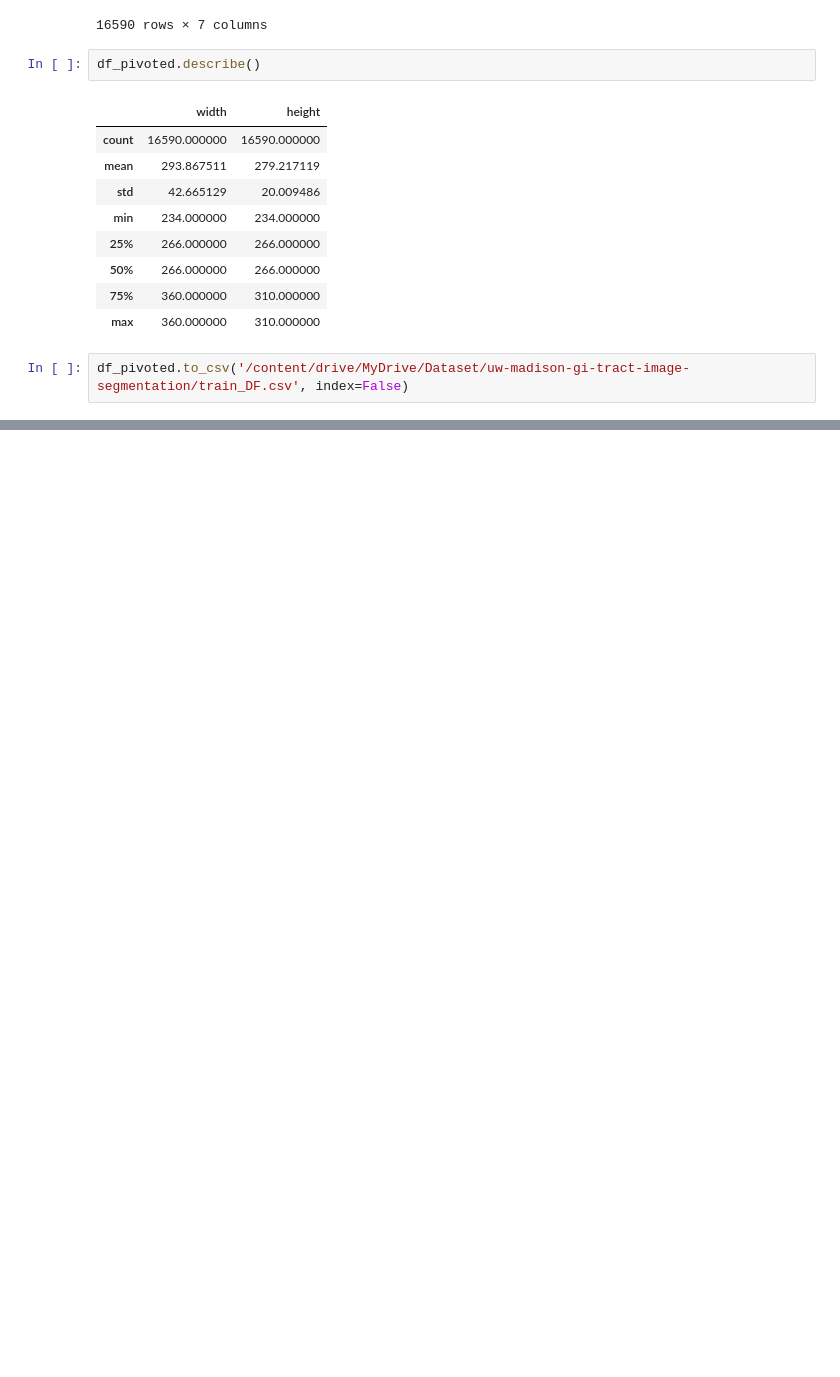
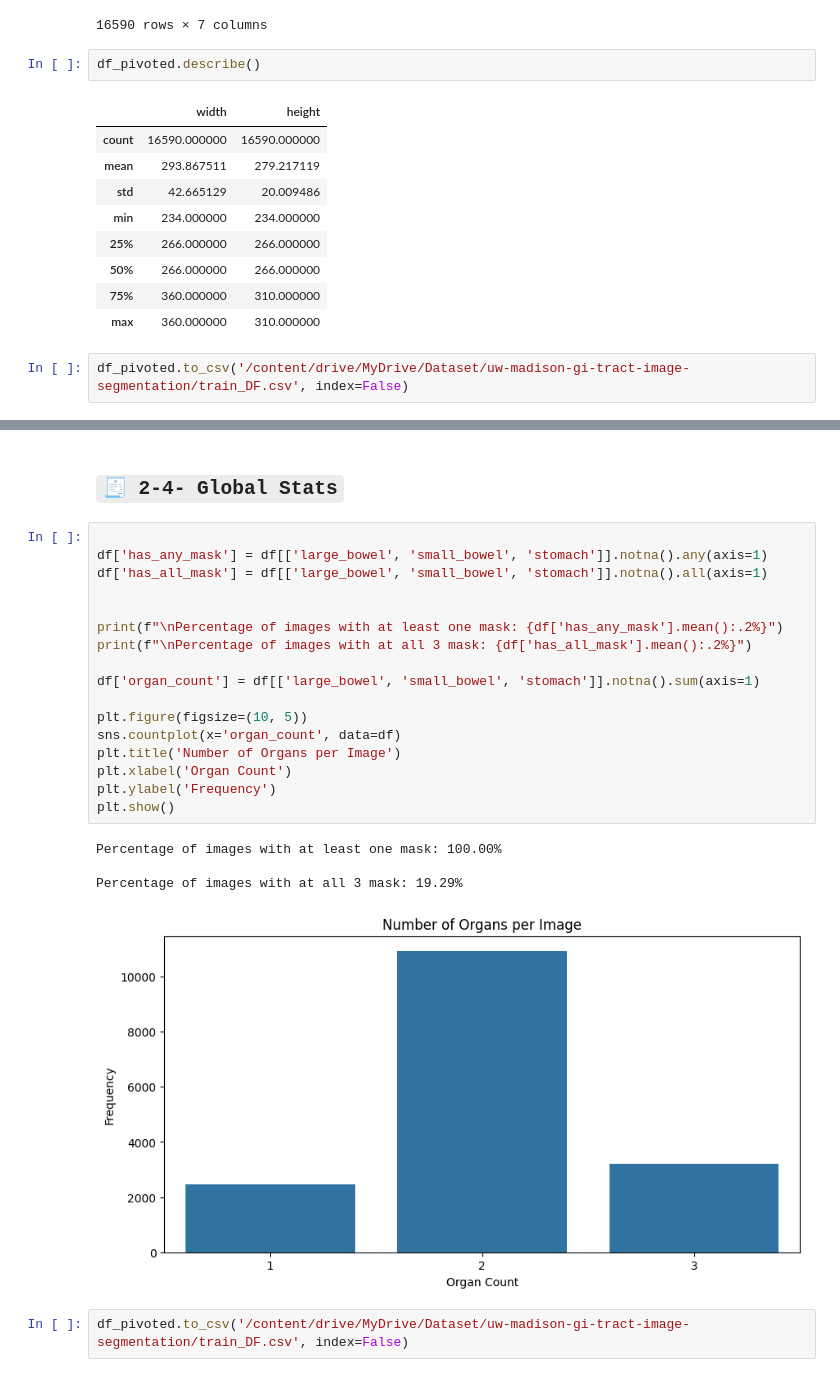
Before and after one commit to Hosein-Eskandari/Medical-Image-Segmentation, a Jupyter notebook: Medical-Image-Segmentation-UNet.ipynb, the cells around one changed output, grey strips where cells are left out. Saved outputs shown, nothing was run; the diff lists cells and outputs as text; blank space fills up the shorter version.

```diff
--- a/Medical-Image-Segmentation-UNet.ipynb
+++ b/Medical-Image-Segmentation-UNet.ipynb
@@ -278,0 +395,26 @@ df_pivoted.to_csv('/content/drive/MyDrive/Dataset/uw-madison-gi-tract-image-segm
+# %% [markdown]
+## **`🧾 2-4- Global Stats`**
+# %%
+
+df['has_any_mask'] = df[['large_bowel', 'small_bowel', 'stomach']].notna().any(axis=1)
+df['has_all_mask'] = df[['large_bowel', 'small_bowel', 'stomach']].notna().all(axis=1)
+
+
+print(f"\nPercentage of images with at least one mask: {df['has_any_mask'].mean():.2%}")
+print(f"\nPercentage of images with at all 3 mask: {df['has_all_mask'].mean():.2%}")
+
+df['organ_count'] = df[['large_bowel', 'small_bowel', 'stomach']].notna().sum(axis=1)
+
+plt.figure(figsize=(10, 5))
+sns.countplot(x='organ_count', data=df)
+plt.title('Number of Organs per Image')
+plt.xlabel('Organ Count')
+plt.ylabel('Frequency')
+plt.show()
+# %% [output]
+Percentage of images with at least one mask: 100.00%
+
+Percentage of images with at all 3 mask: 19.29%
+[figure, added]
+# %%
+df_pivoted.to_csv('/content/drive/MyDrive/Dataset/uw-madison-gi-tract-image-segmentation/train_DF.csv', index=False)
```
Also changed, not shown: parts of 20 cells of this notebook.
